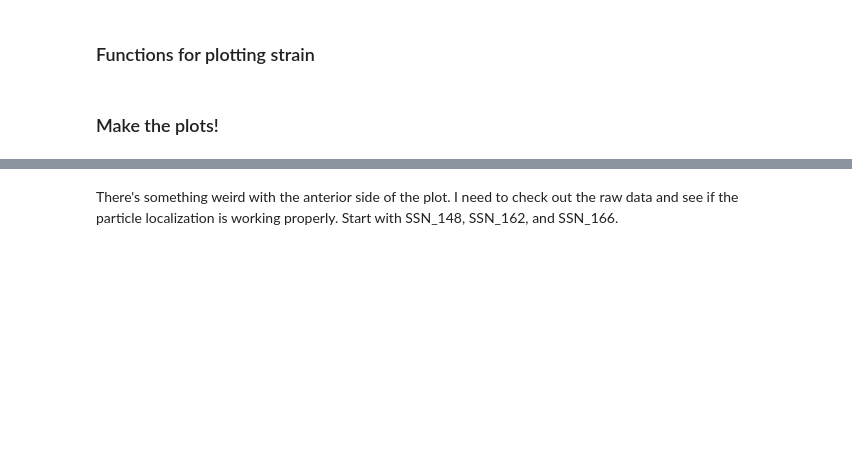
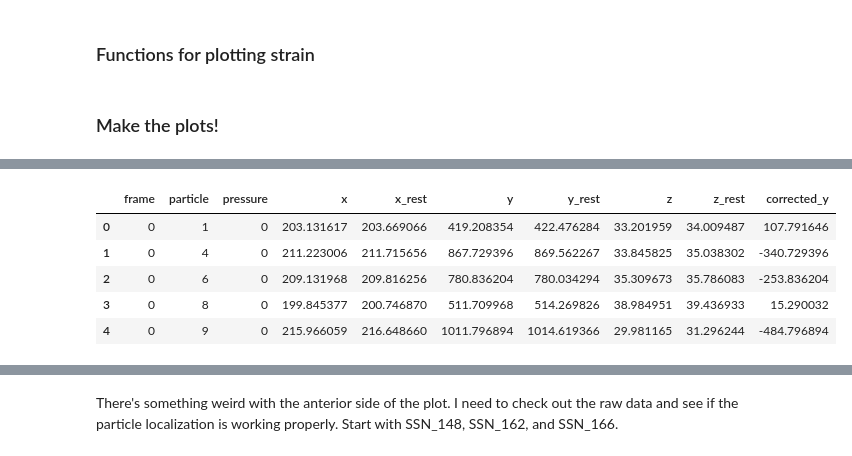
Before and after one commit to anekimken/SSN_ImageAnalysis, a Jupyter notebook: Notebooks/Displacement and Strain Plots.ipynb, the cells around one changed output, grey strips where cells are left out. Saved outputs shown, nothing was run; the diff lists cells and outputs as text; code cells hidden in the pictures; blank space fills up the shorter version.

Commit message:
New notebook with more efficient use of Dataframes

```diff
--- a/Notebooks/Displacement and Strain Plots.ipynb
+++ b/Notebooks/Displacement and Strain Plots.ipynb
@@ -413,3 +413,12 @@ fig.savefig(fig_save_dir + current_neuron + '/aggregatedStrain_noSampling.png')
+# %%
+linked_mitos_df.head()
+# %% [output]
+|  | frame | particle | pressure | x | x_rest | y | y_rest | z | z_rest | corrected_y |
+| 0 | 0 | 1 | 0 | 203.131617 | 203.669066 | 419.208354 | 422.476284 | 33.201959 | 34.009487 | 107.791646 |
+| 1 | 0 | 4 | 0 | 211.223006 | 211.715656 | 867.729396 | 869.562267 | 33.845825 | 35.038302 | -340.729396 |
+| 2 | 0 | 6 | 0 | 209.131968 | 209.816256 | 780.836204 | 780.034294 | 35.309673 | 35.786083 | -253.836204 |
+| 3 | 0 | 8 | 0 | 199.845377 | 200.746870 | 511.709968 | 514.269826 | 38.984951 | 39.436933 | 15.290032 |
+| 4 | 0 | 9 | 0 | 215.966059 | 216.648660 | 1011.796894 | 1014.619366 | 29.981165 | 31.296244 | -484.796894 |
 # %%
 strain_df.head()
 # %% [output]
```
Also changed, not shown: parts of 9 cells of this notebook, 1 other file.
